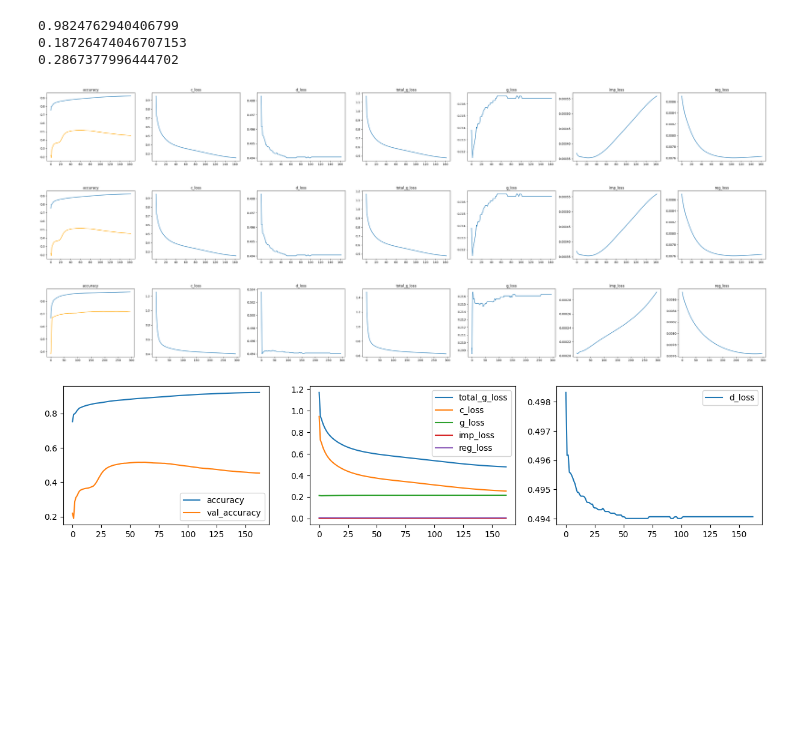
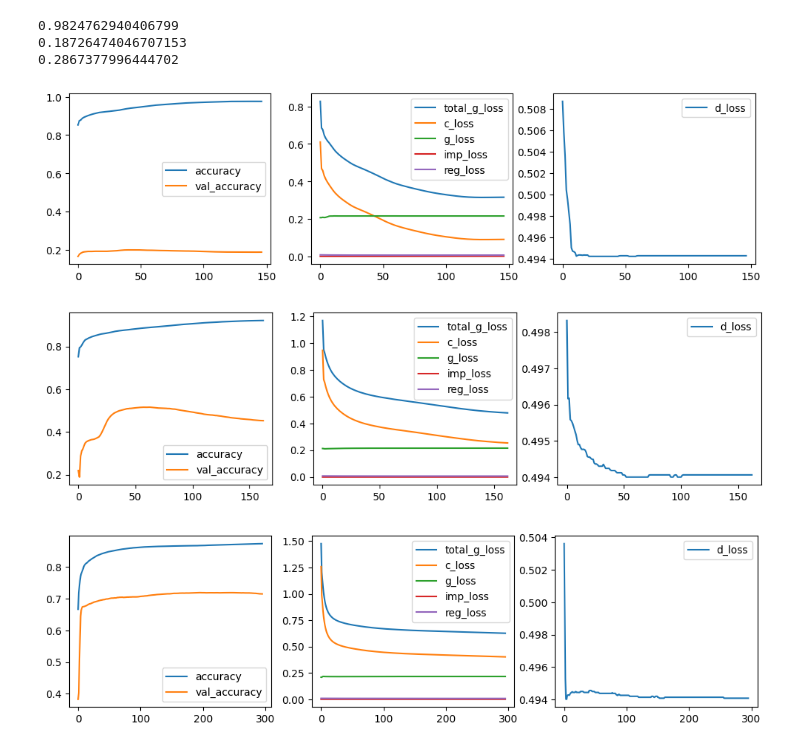
Before and after one commit to dnldsht/AJ-RNN, a Jupyter notebook: res.ipynb, the cells around one changed output. Drawn from its saved outputs; the diff is of its cells as text; code cells hidden in the pictures; blank space fills up the shorter version.

```diff
--- a/res.ipynb
+++ b/res.ipynb
@@ -21,42 +21,6 @@ for i in seeds:
 0.9824762940406799
 0.18726474046707153
 0.2867377996444702
-# %%
-import matplotlib.pyplot as plt
-plt.rcParams["figure.figsize"] = (35,4)
-
-all_metrics = ['accuracy',  'd_loss', 'total_g_loss', 'c_loss', 'g_loss', 'imp_loss', 'reg_loss']
-
-def concat_metrics(*values):
-  first, last = values[0], values[-1]
-  res = {}
-  for key in first.keys():
-    if key != 'test_accuracy':
-      res[key] = [v for s in values for v in s[key]]
-
-  res['test_accuracy'] = last['test_accuracy']
-  return res
-
-def plot_metrics(metrics):
-  n = len(all_metrics)
-  plt.subplots(1,n)
-
-  for i, key in enumerate(all_metrics):
-    plt.subplot(1,n, i+1)
-    data = metrics.get(key, [])
-    plt.plot(range(len(data)),data)
-
-    if f"val_{key}" in metrics:
-      data = metrics.get(f"val_{key}", [])
-      plt.plot(range(len(data)),data, color='orange')
-
-
-    if key == 'accuracy' and 'test_accuracy' in metrics:
-      plt.axhline(y=metrics['test_accuracy'], linestyle = 'dashed', color='magenta')
-    plt.title(key)
-
-  plt.tight_layout()
-  return plt.show()
 # %%
 all_keys = [
   ['accuracy', 'val_accuracy'],
@@ -88,19 +54,14 @@ def get_metrics(res_dir):
         metrics[k].append(float(v))
   return metrics
 # %%
-plot_metrics(get_metrics('results/week47/GRU128-LR6-BS64/seed89'))
+plot_all(get_metrics('results/week47/GRU128-LR6-BS64/seed89'))
 # %% [output]
-[figure, old version]
+[figure, new version]
 # %%
-plot_metrics(get_metrics('results/week47/GRU128-LR6-BS128/seed89'))
+plot_all(get_metrics('results/week47/GRU128-LR6-BS128/seed89'))
 # %% [output]
-[figure, old version]
+[figure, new version]
 # %%
-plot_metrics(get_metrics('results/week47/GRU128-LR6-BS256/seed89'))
+plot_all(get_metrics('results/week47/GRU128-LR6-BS256/seed89'))
 # %% [output]
-[figure, old version]
+[figure, new version]
-# %%
-plt.rcParams["figure.figsize"] = (15,3)
-plot_all(get_metrics('results/week47/GRU128-LR6-BS128/seed89'))
-# %% [output]
-[figure, removed]
```
Also changed, not shown: parts of 1 cell of this notebook.
